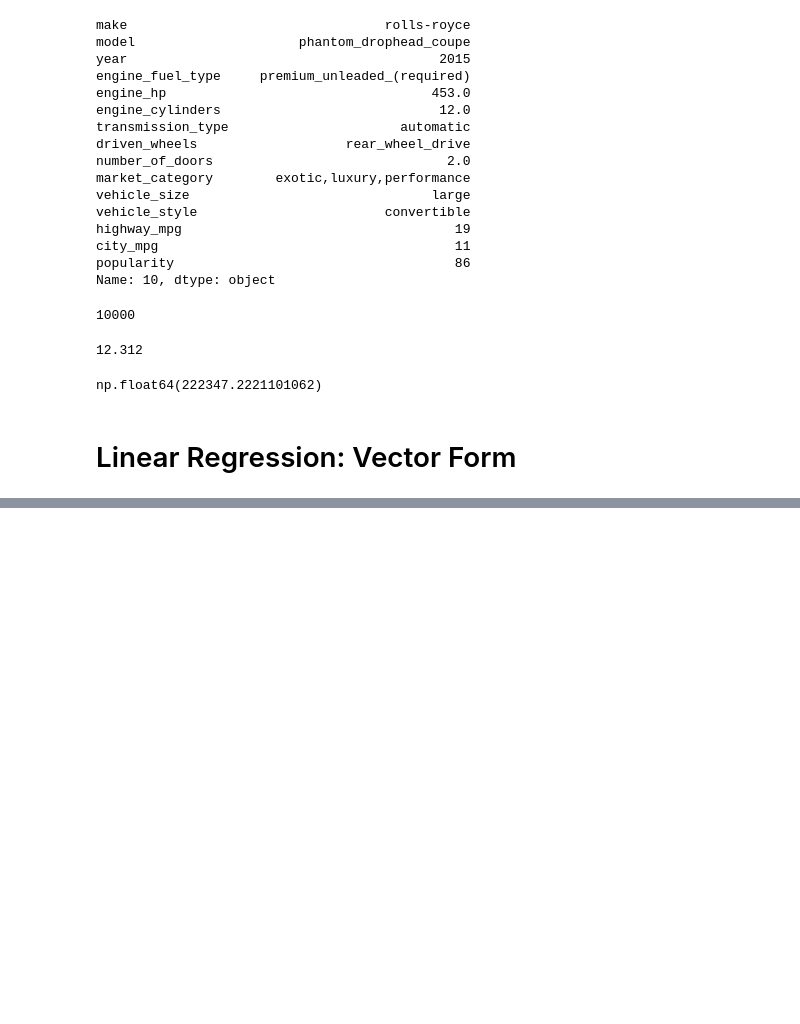
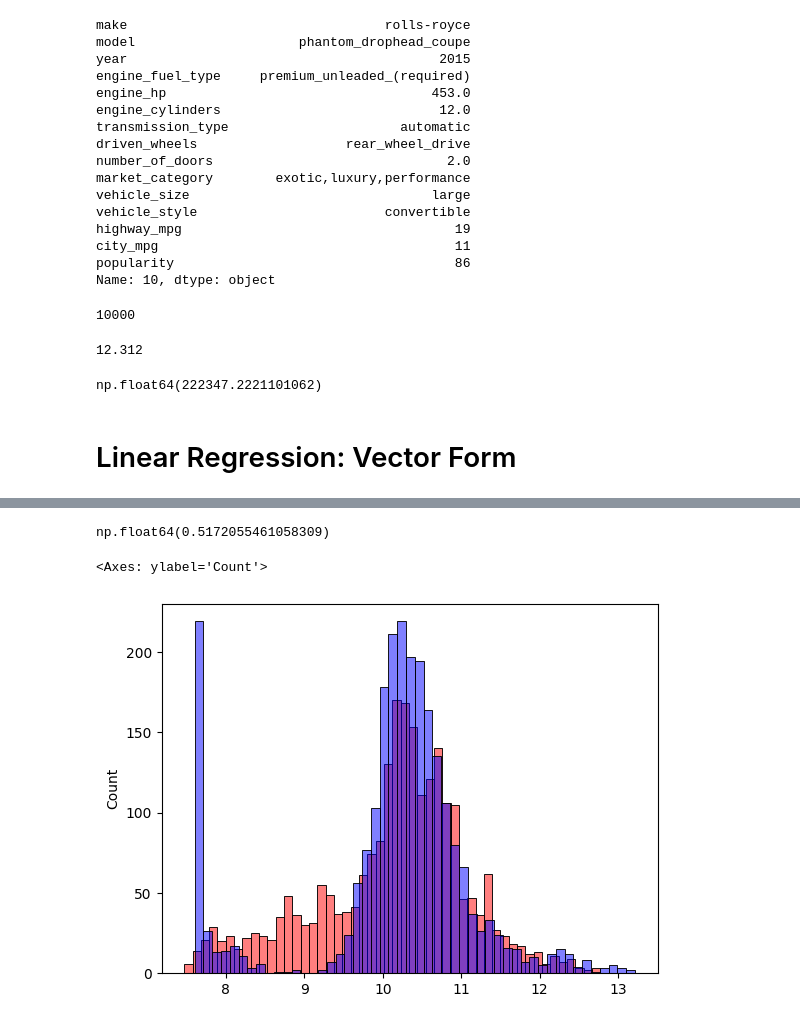
Before and after one commit to kasteion/ml-zoomcamp-2024, a Jupyter notebook: 02-regression/02-price-prediction.ipynb, the cells around one changed output, grey strips where cells are left out. Saved outputs shown, nothing was run; the diff lists cells and outputs as text; code cells hidden in the pictures; blank space fills up the shorter version.

```diff
--- a/02-regression/02-price-prediction.ipynb
+++ b/02-regression/02-price-prediction.ipynb
@@ -462,0 +743,13 @@ def linear_regression(xi):
+# %%
+def prepare_X(df):
+    X = df[base].fillna(0).values
+    return X
+
+# Train
+X_train = prepare_X(df_train)
+w0, w = train_linear_regression(X_train, y_train)
+
+# Validate
+X_val = prepare_X(df_val)
+y_pred = w0 + X_val.dot(w)
+rmse(y_val, y_pred)
@@ -462,0 +781,28 @@ def linear_regression(xi):
+# %%
+# We can use the prepare_X function to add the age of the cars to the data we are using for training
+def prepare_X(df):
+    df = df.copy()
+
+    df['age'] = df.year.max() - df.year
+    features = base + ['age']
+    X = df[features].fillna(0).values
+    return X
+
+# We train the model using the train data
+X_train = prepare_X(df_train)
+w0, w = train_linear_regression(X_train, y_train)
+
+# We measure how good is our model agains the validation data
+X_val = prepare_X(df_val)
+y_pred = w0 + X_val.dot(w)
+
+# We calculate the root mean square error (its better than before)
+rmse(y_val, y_pred)
+# %% [output]
+np.float64(0.5172055461058309)
+# %%
+sns.histplot(y_pred, color='red', alpha=0.5, bins=50)
+sns.histplot(y_val, color='blue', alpha=0.5, bins=50)
+# %% [output]
+<Axes: ylabel='Count'>
+[figure, added]
```
Also changed, not shown: parts of 31 cells of this notebook.
